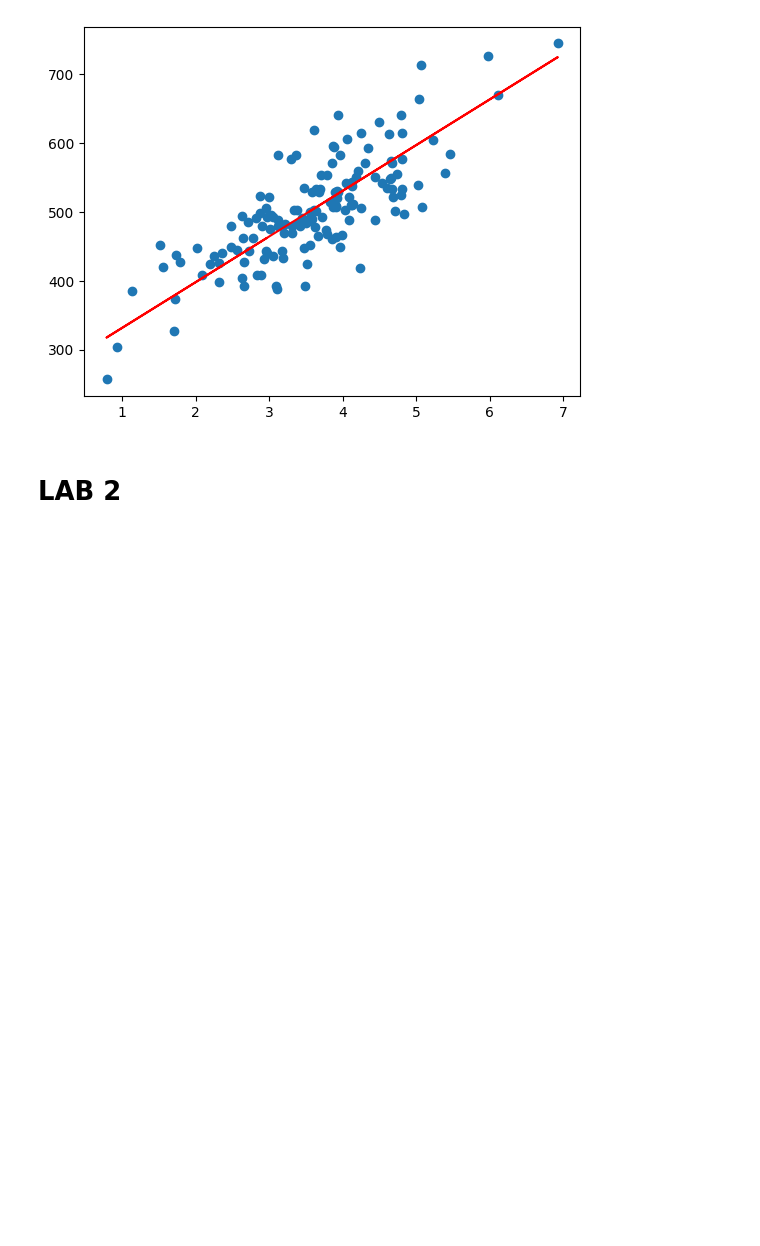
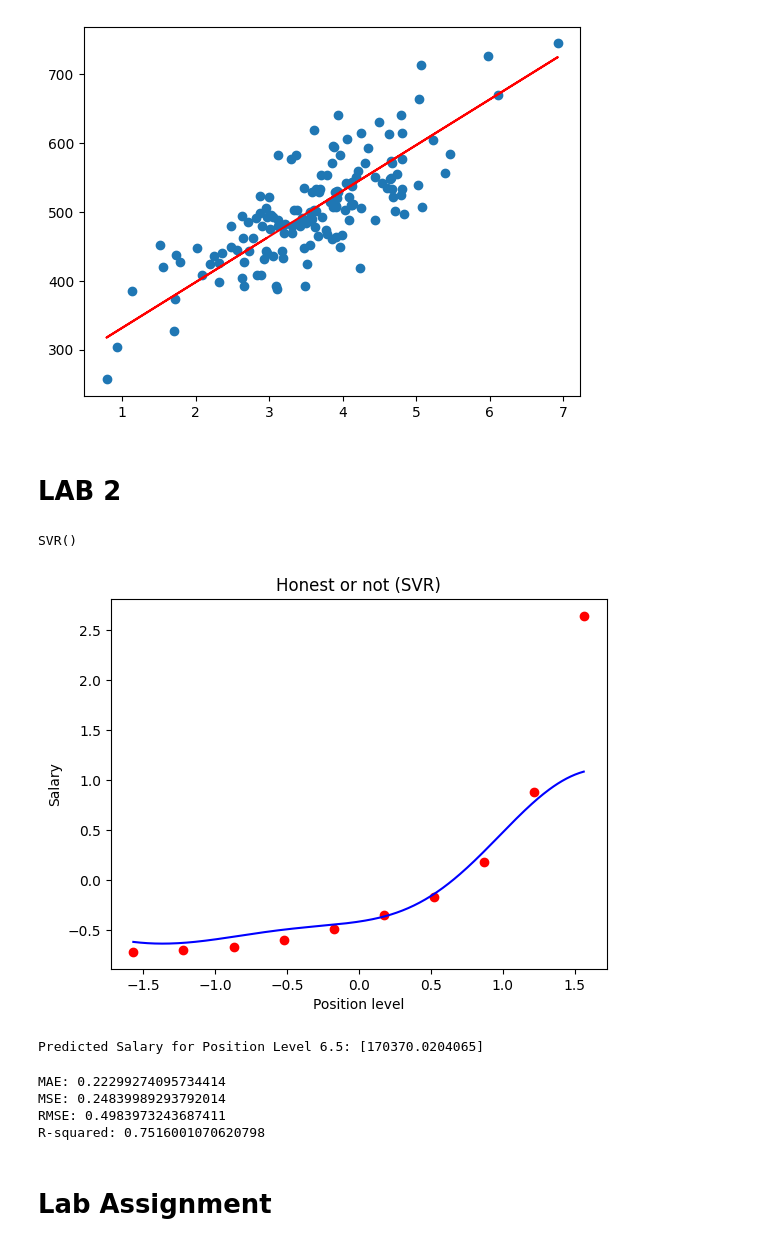
Before and after one commit to Valtern/machinelearningsmt5, a Jupyter notebook: TG9_2341720067_ANTONIUS_KAHARAP_KAUTSAR.ipynb, the cells around one changed output. Cells and saved outputs as stored; diff of their text form; code cells hidden in the pictures; blank space fills up the shorter version.

```diff
--- a/TG9_2341720067_ANTONIUS_KAHARAP_KAUTSAR.ipynb
+++ b/TG9_2341720067_ANTONIUS_KAHARAP_KAUTSAR.ipynb
@@ -349,3 +349,33 @@ plt.show()
 import numpy as np
 import matplotlib.pyplot as plt
 import pandas as pd
+# %%
+# Importing the dataset (Ensure you have the CSV file 'Posisi_gaji.csv' in the same directory)
+dataset = pd.read_csv('/content/drive/MyDrive/MLearning/Posisi_gaji.csv')
+X = dataset.iloc[:, 1:2].values
+y = dataset.iloc[:, 2].values  # Change to a single column only
+# %%
+# Feature Scaling
+from sklearn.preprocessing import StandardScaler
+sc_X = StandardScaler()
+sc_y = StandardScaler()
+X = sc_X.fit_transform(X.reshape(-1, 1))
+y = sc_y.fit_transform(y.reshape(-1, 1))
+# %%
+# Fitting SVR to the dataset
+from sklearn.svm import SVR
+regressor = SVR(kernel='rbf')
+regressor.fit(X, y)
+# %% [output]
+SVR()
+# %%
+# Visualizing SVR results (higher resolution and smoother curve)
+X_grid = np.arange(min(X), max(X), 0.01).reshape(-1, 1)
+plt.scatter(X, y, color='red')
+plt.plot(X_grid, regressor.predict(X_grid), color='blue')
+plt.title('Honest or not (SVR)')
+plt.xlabel('Position level')
+plt.ylabel('Salary')
+plt.show()
+# %% [output]
+[figure, added]
@@ -351,0 +392,35 @@ import pandas as pd
+# %%
+# Displaying the predicted result
+print("Predicted Salary for Position Level 6.5:", predicted_salary[0])
+# %% [output]
+Predicted Salary for Position Level 6.5: [170370.0204065]
+# %%
+# Evaluating the model
+from sklearn.metrics import mean_absolute_error, mean_squared_error, r2_score
+
+y_actual = y
+y_pred = regressor.predict(X)
+
+# Calculating MAE
+mae = mean_absolute_error(y_actual, y_pred)
+
+# Calculating MSE
+mse = mean_squared_error(y_actual, y_pred)
+
+# Calculating RMSE
+rmse = np.sqrt(mse)
+
+# Calculating R-squared
+r2 = r2_score(y_actual, y_pred)
+
+print("MAE:", mae)
+print("MSE:", mse)
+print("RMSE:", rmse)
+print("R-squared:", r2)
+# %% [output]
+MAE: 0.22299274095734414
+MSE: 0.24839989293792014
+RMSE: 0.4983973243687411
+R-squared: 0.7516001070620798
+# %% [markdown]
+# Lab Assignment
```
Also changed, not shown: parts of 15 cells of this notebook.
